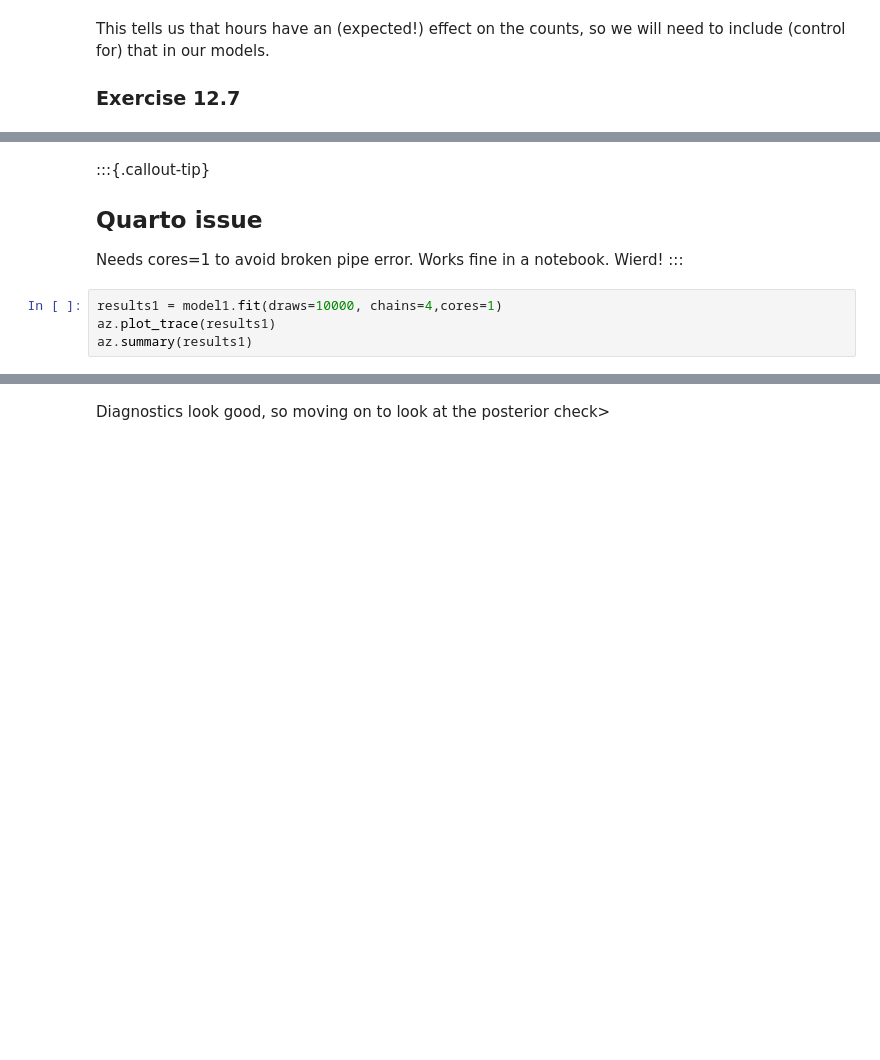
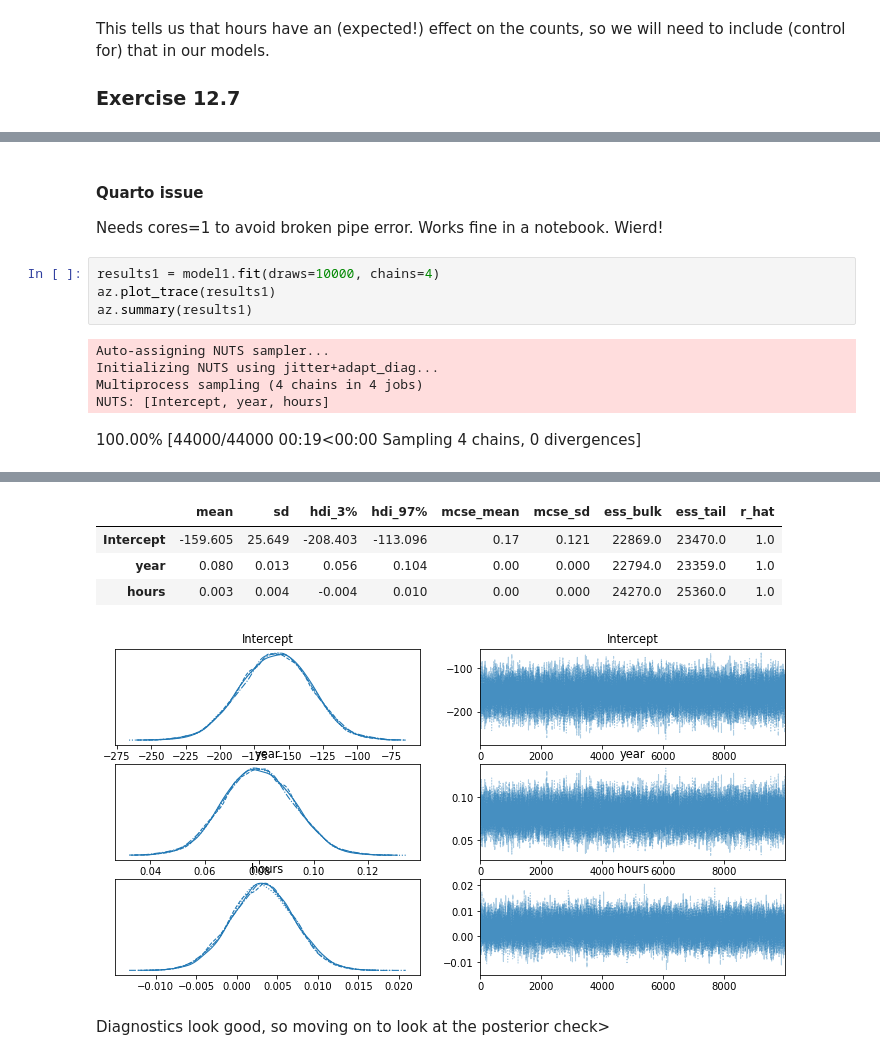
Before and after one commit to DrEntropy/BayesRulesWork, a Jupyter notebook: Chapter12.ipynb, the cells around one changed output, grey strips where cells are left out. Saved outputs shown, nothing was run; the diff lists cells and outputs as text; blank space fills up the shorter version.

```diff
--- a/Chapter12.ipynb
+++ b/Chapter12.ipynb
@@ -46,10 +76,15 @@ model1.plot_priors()
 # %% [markdown]
-:::{.callout-tip}
-## Quarto issue
+
+#### Quarto issue
 
 Needs cores=1 to avoid broken pipe error. Works fine in a notebook. Wierd!
-:::
 # %%
-results1 = model1.fit(draws=10000, chains=4,cores=1)
+results1 = model1.fit(draws=10000, chains=4)
 az.plot_trace(results1)
 az.summary(results1)
+# %% [output]
+Auto-assigning NUTS sampler...
+Initializing NUTS using jitter+adapt_diag...
+Multiprocess sampling (4 chains in 4 jobs)
+NUTS: [Intercept, year, hours]
+100.00% [44000/44000 00:19<00:00 Sampling 4 chains, 0 divergences]
@@ -56,3 +92,8 @@ az.summary(results1)
+|  | mean | sd | hdi_3% | hdi_97% | mcse_mean | mcse_sd | ess_bulk | ess_tail | r_hat |
+| Intercept | -159.605 | 25.649 | -208.403 | -113.096 | 0.17 | 0.121 | 22869.0 | 23470.0 | 1.0 |
+| year | 0.080 | 0.013 | 0.056 | 0.104 | 0.00 | 0.000 | 22794.0 | 23359.0 | 1.0 |
+| hours | 0.003 | 0.004 | -0.004 | 0.010 | 0.00 | 0.000 | 24270.0 | 25360.0 | 1.0 |
+[figure, added]
 # %% [markdown]
 Diagnostics look good, so moving on to look at the posterior check>
 # %%
```
Also changed, not shown: parts of 38 cells of this notebook.
